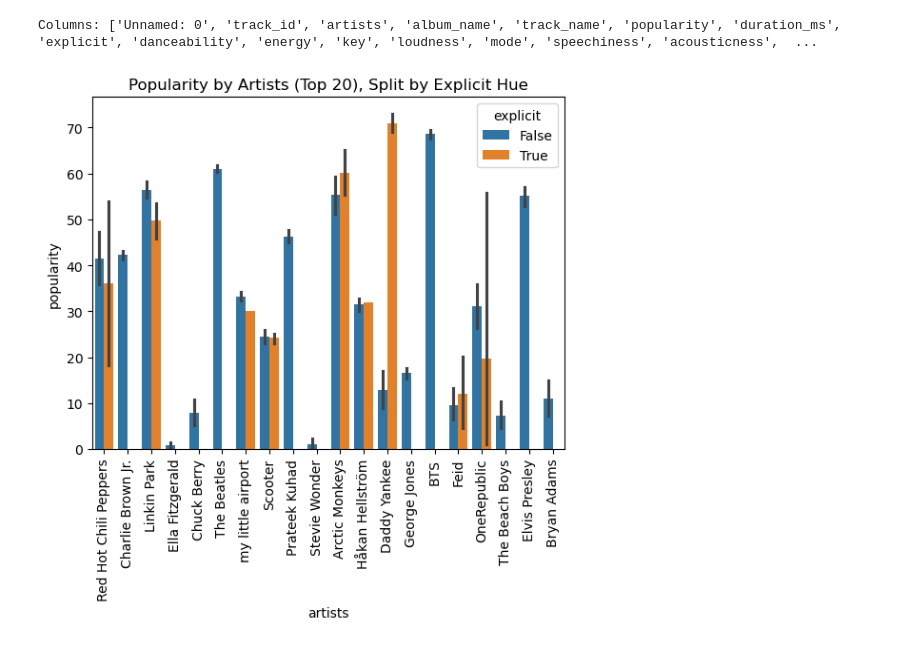
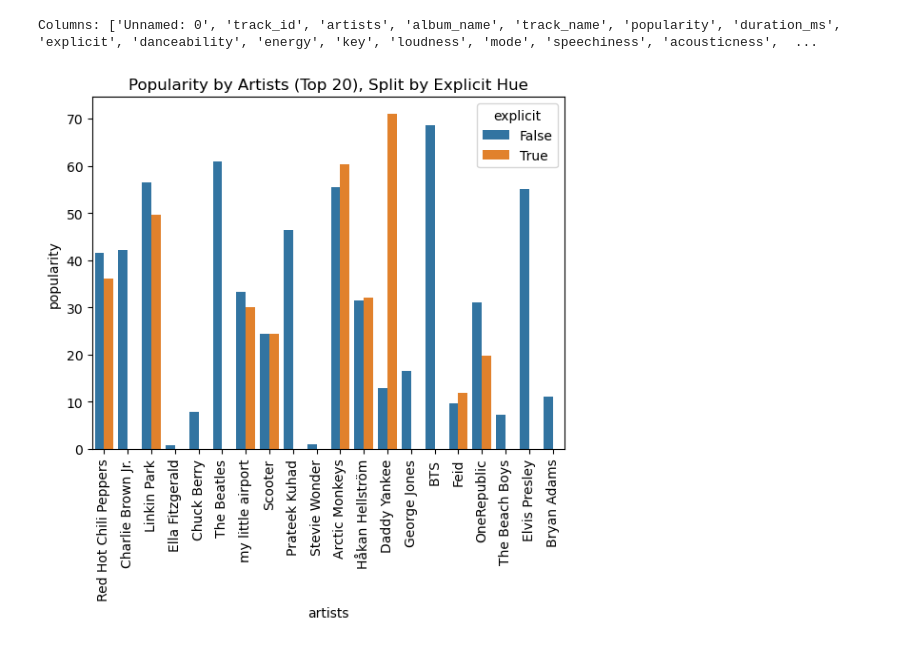
Before and after one commit to siennaboos/ds4200_music_analysis, a Jupyter notebook: artist_popularity(sns).ipynb, the cells around one changed output. Saved outputs shown, nothing was run; the diff lists cells and outputs as text; code cells hidden in the pictures.

```diff
--- a/artist_popularity(sns).ipynb
+++ b/artist_popularity(sns).ipynb
@@ -12,10 +12,12 @@ Columns: ['Unnamed: 0', 'track_id', 'artists', 'album_name', 'track_name', 'popu
 # %%
 top_artists = df['artists'].value_counts().nlargest(20).index
 df_top = df[df['artists'].isin(top_artists)]
 
-sns.barplot(x = 'artists', y = 'popularity', hue = 'explicit', data = df_top)
+sns.barplot(x = 'artists', y = 'popularity', hue = 'explicit', data = df_top, errorbar = None)
 plt.xticks(rotation = 90)
 plt.title('Popularity by Artists (Top 20), Split by Explicit Hue')
+
+plt.savefig('popularity_by_artist.png')
 plt.show()
 # %% [output]
-[figure, old version]
+[figure, new version]
```
